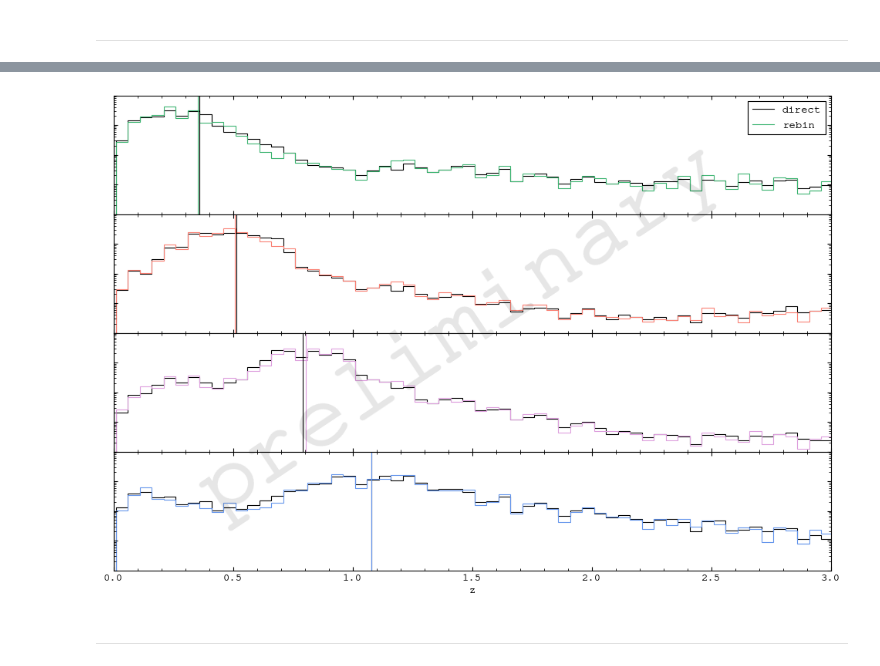
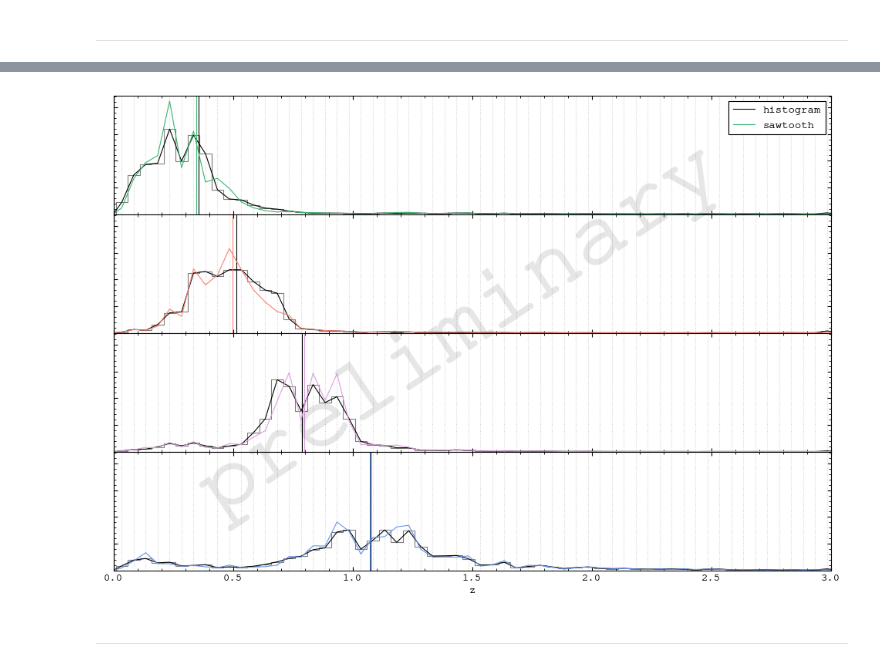
Before and after one commit to sidneymau/des-y6-image-sims-analysis, a Jupyter notebook: notebooks/2025_02_17_tomography/binning.ipynb, the cells around one changed output, grey strips where cells are left out. Cells and saved outputs as stored; diff of their text form; code cells hidden in the pictures.

```diff
--- a/notebooks/2025_02_17_tomography/binning.ipynb
+++ b/notebooks/2025_02_17_tomography/binning.ipynb
@@ -228,16 +262,2 @@ for tomographic_bin in lib.const.TOMOGRAPHIC_BINS:
 
     nz_rebin_005[tomographic_bin] = dndz_true
-# %%
-print("ks test")
-print(
-    f"bin"
-    f"\tp-value (direct, rebin)"
-)
-for i in lib.const.TOMOGRAPHIC_BINS:
-    ks = stats.kstest(
-        nz_direct_005[i],
-        nz_rebin_005[i],
-    )
-    print(
-        f"{i}\t{ks.pvalue :.4f}"
-    )
@@ -258,9 +278,9 @@ print(
 for i in lib.const.TOMOGRAPHIC_BINS:
     print(
         f"{i}"
-        f"\t{np.average(zbinsc_005, weights=nz_direct_005[i]) :.4f}"
+        f"\t{np.average(zvals_005, weights=nz_direct_005[i]) :.4f}"
         "\t"
-        f"\t{np.average(zbinsc_005, weights=nz_rebin_005[i]) :.4f}"
+        f"\t{np.average(zvals_005, weights=nz_rebin_005[i]) :.4f}"
     )
 # %% [output]
 mean z
@@ -278,7 +298,7 @@ print(
 for i in lib.const.TOMOGRAPHIC_BINS:
     print(
         f"{i}"
-        f"\t{np.average(zbinsc_005, weights=nz_rebin_005[i]) - np.average(zbinsc_005, weights=nz_direct_005[i]) :.4f}"
+        f"\t{np.average(zvals_005, weights=nz_rebin_005[i]) - np.average(zvals_005, weights=nz_direct_005[i]) :.4f}"
     )
 # %% [output]
 dz
@@ -300,46 +320,77 @@ tomo_colors = {
 }
 
 for i in lib.const.TOMOGRAPHIC_BINS:
+    for z in zvals_005:
+        axs[i].axvline(
+            z,
+            c="lightgray",
+            ls=":",
+        )
+
     axs[i].axvline(
-        np.average(zbinsc_005, weights=nz_direct_005[i]),
+        np.average(zvals_005, weights=nz_direct_005[i]),
         c="k",
         ls="-",
     )
+    # axs[i].plot(
+    #     zvals_005,
+    #     nz_direct_005[i],
+    #     c="k",
+    #     ls="-",
+    #     label="direct",
+    # )
     axs[i].stairs(
         nz_direct_005[i],
-        edges=zbins_005,
+        edges=zedges_005,
         ec="k",
         ls="-",
-        label="direct",
+        alpha=0.5,
+        # label="histogram",
+    )
+    axs[i].plot(
+        zvals_005,
+        nz_direct_005[i],
+        c="k",
+        ls="-",
+        label="histogram",
     )
 
     axs[i].axvline(
-        np.average(zbinsc_005, weights=nz_rebin_005[i]),
+        np.average(zvals_005, weights=nz_rebin_005[i]),
         c=tomo_colors[i],
         ls="-",
     )
-    axs[i].stairs(
+    axs[i].plot(
+        zvals_005,
         nz_rebin_005[i],
-        edges=zbins_005,
-        ec=tomo_colors[i],
+        c=tomo_colors[i],
         ls="-",
-        label="rebin",
+        label="sawtooth",
     )
+    # axs[i].stairs(
+    #     nz_rebin_005[i],
+    #     edges=zedges_005,
+    #     ec=tomo_colors[i],
+    #     ls="-",
+    #     # alpha=0.5,
+    #     label="rebin",
+    # )
 
 axs[-1].set_xlim(0, 3)
-axs[-1].set_yscale("log")
-axs[-1].set_ylim(1e-3, 1e1)
+# axs[-1].set_yscale("log")
+# axs[-1].set_ylim(1e-3, 1e1)
+axs[-1].set_ylim(0, None)
 
 axs[-1].set_xlabel("z")
 axs[-1].set_yticklabels([])
 
 axs[0].legend(loc="upper right")
 
 watermark(fig)
 
 plt.show()
 # %% [output]
-[figure, old version]
+[figure, new version]
 # %% [markdown]
 ---
 # %%
```
Also changed, not shown: parts of 21 cells of this notebook.
